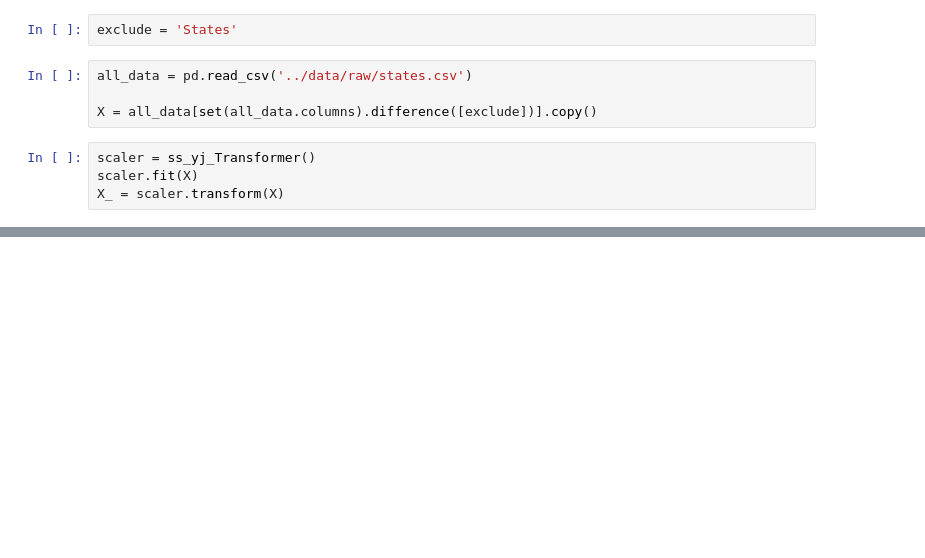
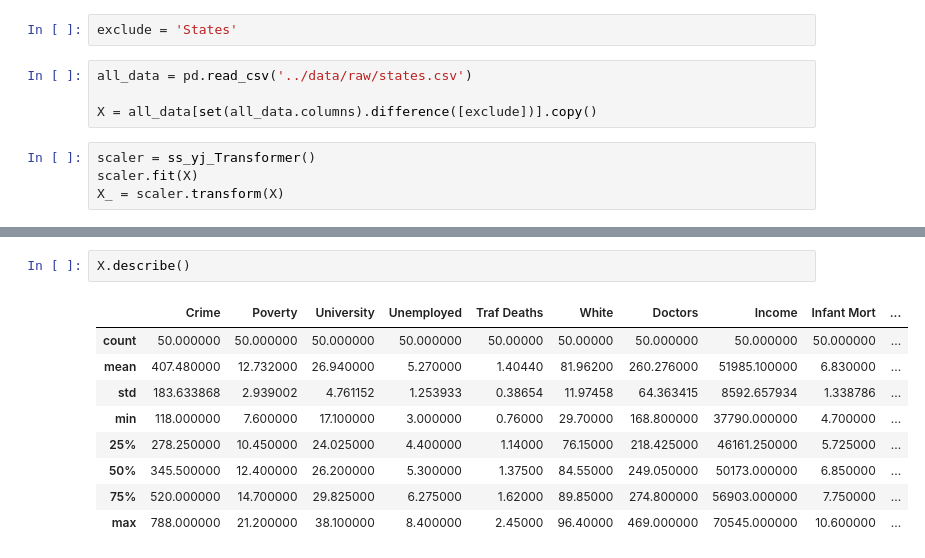
Before and after one commit to thistleknot/python-ml, a Jupyter notebook: code/Distribution Monte Carlo.ipynb, the cells around one changed output, grey strips where cells are left out. Cells and saved outputs as stored; diff of their text form; blank space fills up the shorter version.

```diff
--- a/code/Distribution Monte Carlo.ipynb
+++ b/code/Distribution Monte Carlo.ipynb
@@ -79 +126,13 @@ scaler.inverse_transform(random_).hist()
+# %%
+X.describe()
+# %% [output]
+|  | Crime | Poverty | University | Unemployed | Traf Deaths | White | Doctors | Income | Infant Mort | ... |
+| count | 50.000000 | 50.000000 | 50.000000 | 50.000000 | 50.00000 | 50.00000 | 50.000000 | 50.000000 | 50.000000 | ... |
+| mean | 407.480000 | 12.732000 | 26.940000 | 5.270000 | 1.40440 | 81.96200 | 260.276000 | 51985.100000 | 6.830000 | ... |
+| std | 183.633868 | 2.939002 | 4.761152 | 1.253933 | 0.38654 | 11.97458 | 64.363415 | 8592.657934 | 1.338786 | ... |
+| min | 118.000000 | 7.600000 | 17.100000 | 3.000000 | 0.76000 | 29.70000 | 168.800000 | 37790.000000 | 4.700000 | ... |
+| 25% | 278.250000 | 10.450000 | 24.025000 | 4.400000 | 1.14000 | 76.15000 | 218.425000 | 46161.250000 | 5.725000 | ... |
+| 50% | 345.500000 | 12.400000 | 26.200000 | 5.300000 | 1.37500 | 84.55000 | 249.050000 | 50173.000000 | 6.850000 | ... |
+| 75% | 520.000000 | 14.700000 | 29.825000 | 6.275000 | 1.62000 | 89.85000 | 274.800000 | 56903.000000 | 7.750000 | ... |
+| max | 788.000000 | 21.200000 | 38.100000 | 8.400000 | 2.45000 | 96.40000 | 469.000000 | 70545.000000 | 10.600000 | ... |
 # %%
```
Also changed, not shown: parts of 11 cells of this notebook.
